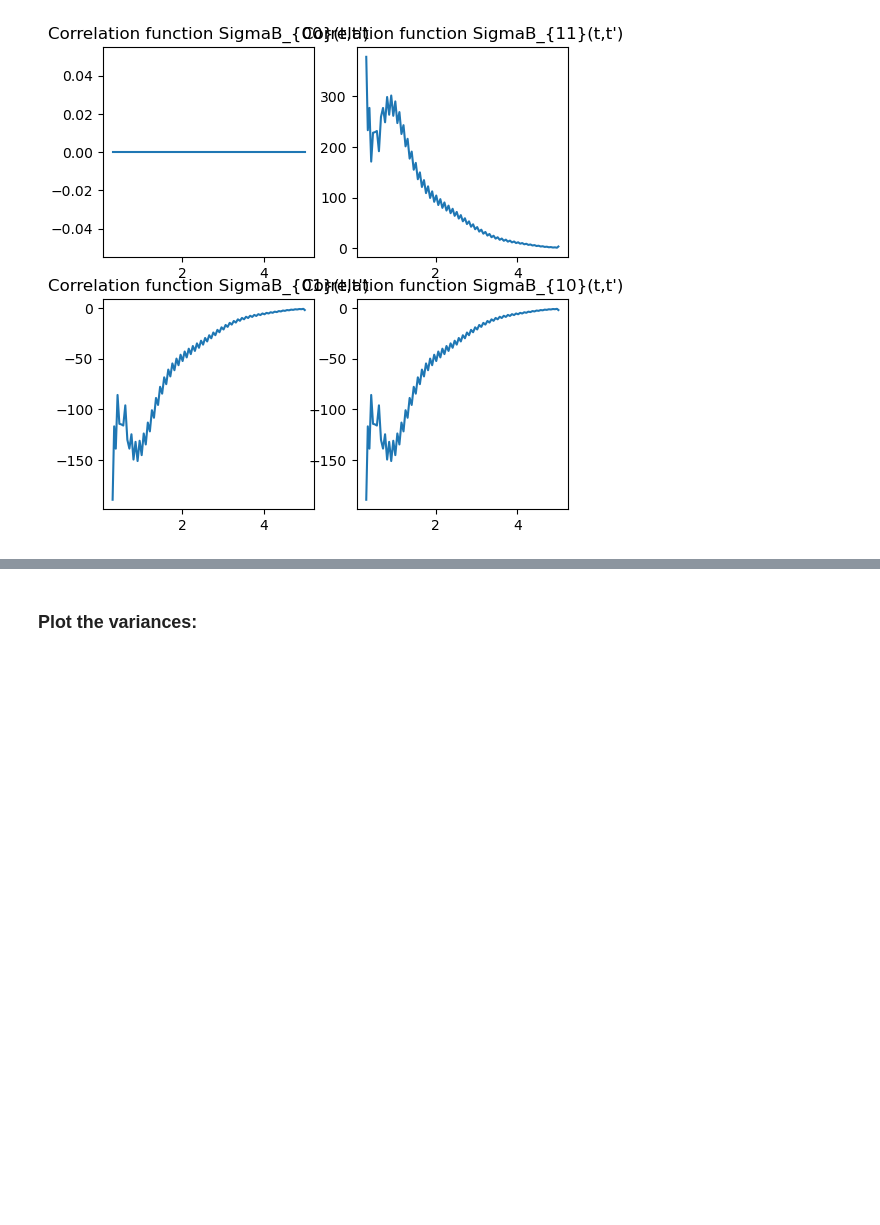
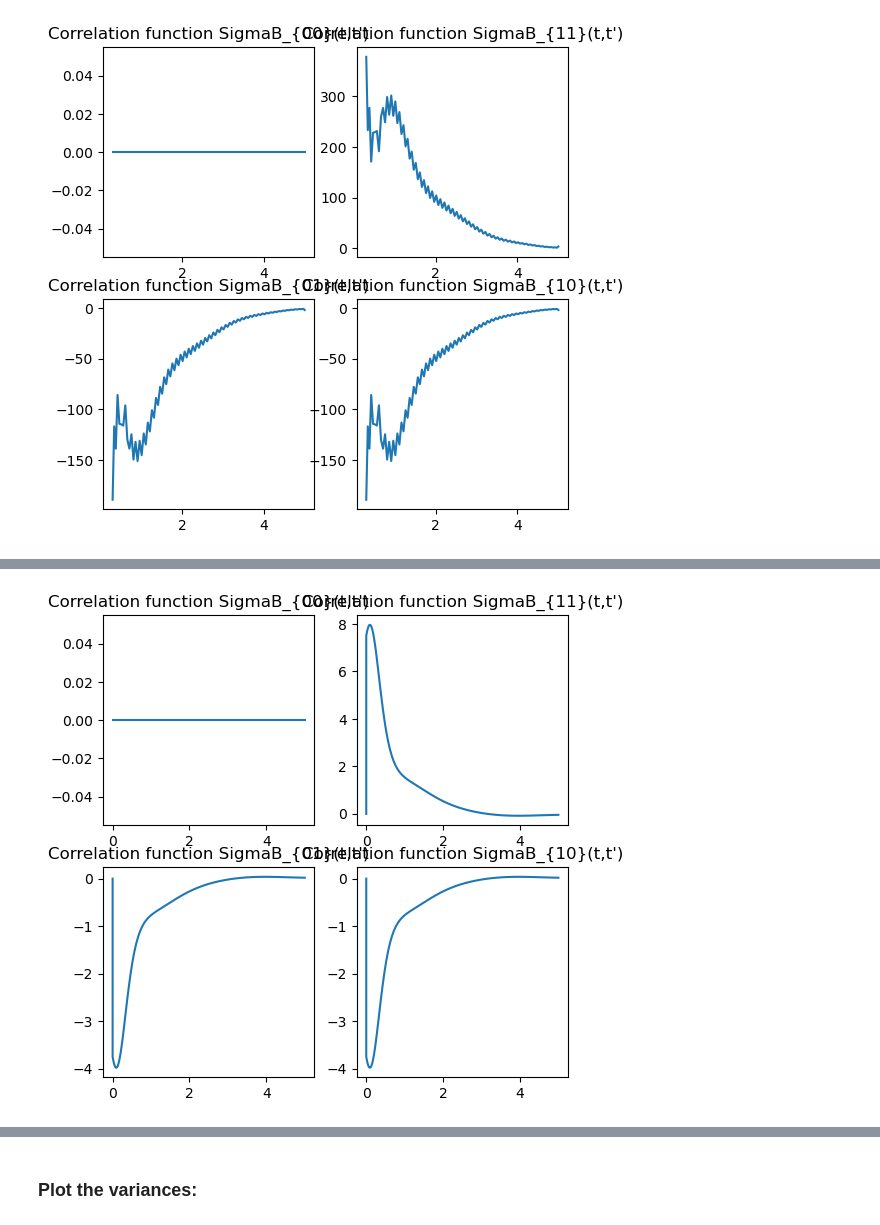
Before and after one commit to btemoshir/Achedmy.jl, a Jupyter notebook: examples/SIR_infection_dynamics.ipynb, the cells around one changed output, grey strips where cells are left out. Cells and saved outputs as stored; diff of their text form; code cells hidden in the pictures; blank space fills up the shorter version.

```diff
--- a/examples/SIR_infection_dynamics.ipynb
+++ b/examples/SIR_infection_dynamics.ipynb
@@ -468,0 +489,28 @@ gcf()
+# %%
+figure(figsize=(6,6))
+subplot(221)
+M=1
+#imshow(variables_aaa.R[1,1,:,:])
+# plot(SOL[1].t[M:end],diag(VAR[1].Σ_B[1,1,M:end,M:end].*SOL[1].w[end][M:end]))
+plot(SOL[1].t[M:end],diag(VAR[1].Σ_B[1,1,M:end,M:end].*collect(SOL[1].w[tt][tt] for tt in M:length(SOL[1].t))))
+title("Correlation function SigmaB_{00}(t,t')")
+gcf()
+
+subplot(222)
+#imshow(variables_aaa.C[1,1,:,:])
+plot(SOL[1].t[M:end],diag(VAR[1].Σ_B[2,2,M:end,M:end].*collect(SOL[1].w[tt][tt] for tt in M:length(SOL[1].t))))
+# pcolor(sol_aaaSBR.t,sol_aaaSBR.t,variables_aaa.C[1,1,:,:])
+title("Correlation function SigmaB_{11}(t,t')")
+gcf()
+
+subplot(223)
+plot(SOL[1].t[M:end],diag(VAR[1].Σ_B[1,2,M:end,M:end].*collect(SOL[1].w[tt][tt] for tt in M:length(SOL[1].t))))
+title("Correlation function SigmaB_{01}(t,t')")
+gcf()
+
+subplot(224)
+plot(SOL[1].t[M:end],diag(VAR[1].Σ_B[2,1,M:end,M:end].*collect(SOL[1].w[tt][tt] for tt in M:length(SOL[1].t))))
+title("Correlation function SigmaB_{10}(t,t')")
+gcf()
+# %% [output]
+[figure, added]
```
Also changed, not shown: parts of 14 cells of this notebook, 3 other files.
